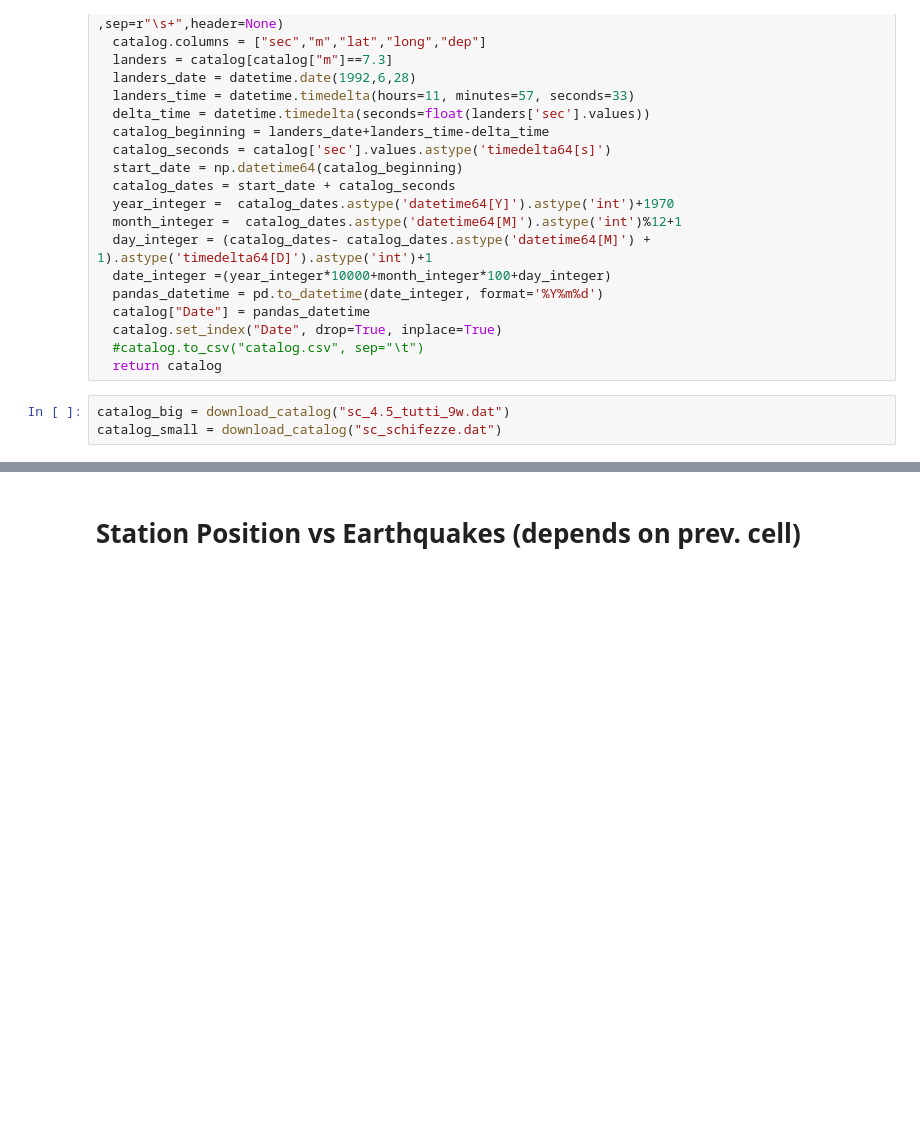
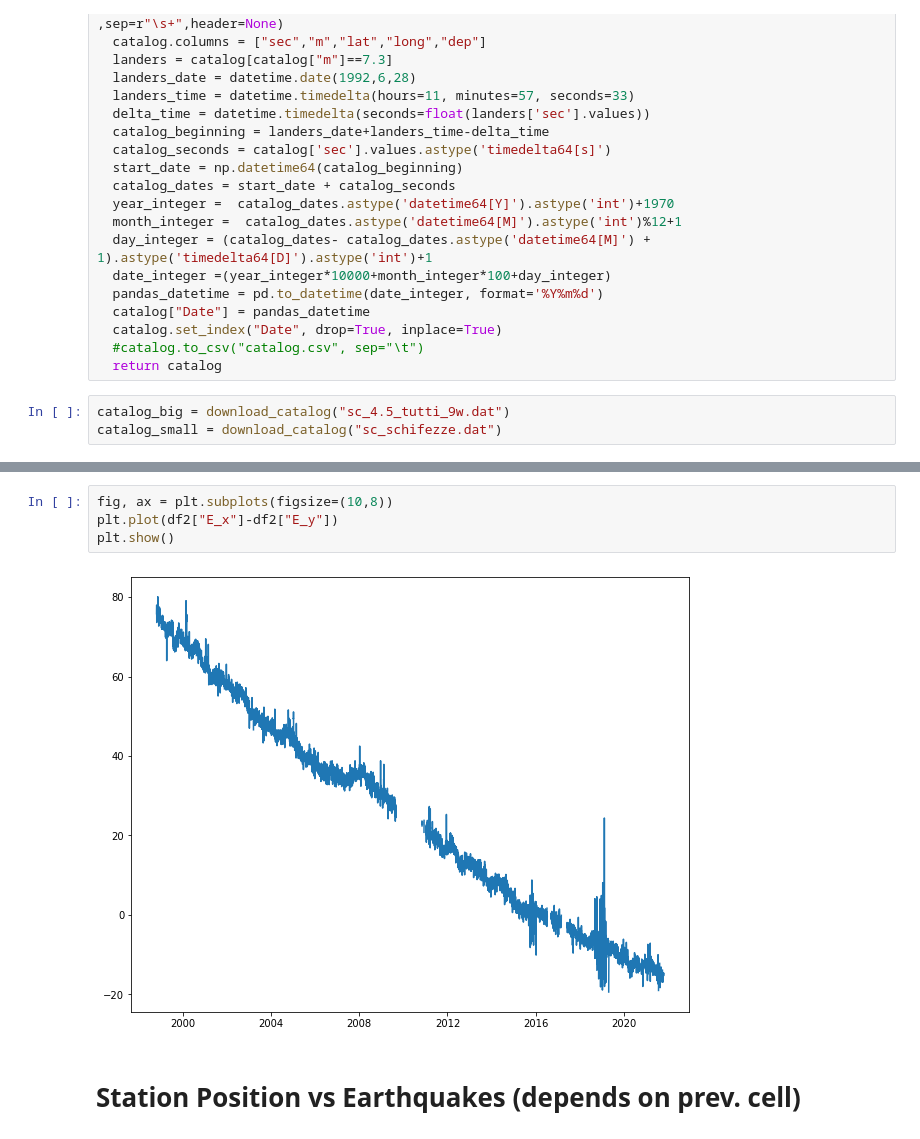
Before and after one commit to Schimmenti/EarthquakesGPS, a Jupyter notebook: Dataset.ipynb, the cells around one changed output, grey strips where cells are left out. Drawn from its saved outputs; the diff is of its cells as text; blank space fills up the shorter version.

```diff
--- a/Dataset.ipynb
+++ b/Dataset.ipynb
@@ -215,2 +286,8 @@ catalog_small = download_catalog("sc_schifezze.dat")
+# %%
+fig, ax = plt.subplots(figsize=(10,8))
+plt.plot(df2["E_x"]-df2["E_y"])
+plt.show()
+# %% [output]
+[figure, added]
 # %% [markdown]
 # Station Position vs Earthquakes (depends on prev. cell)
```
Also changed, not shown: parts of 18 cells of this notebook.
